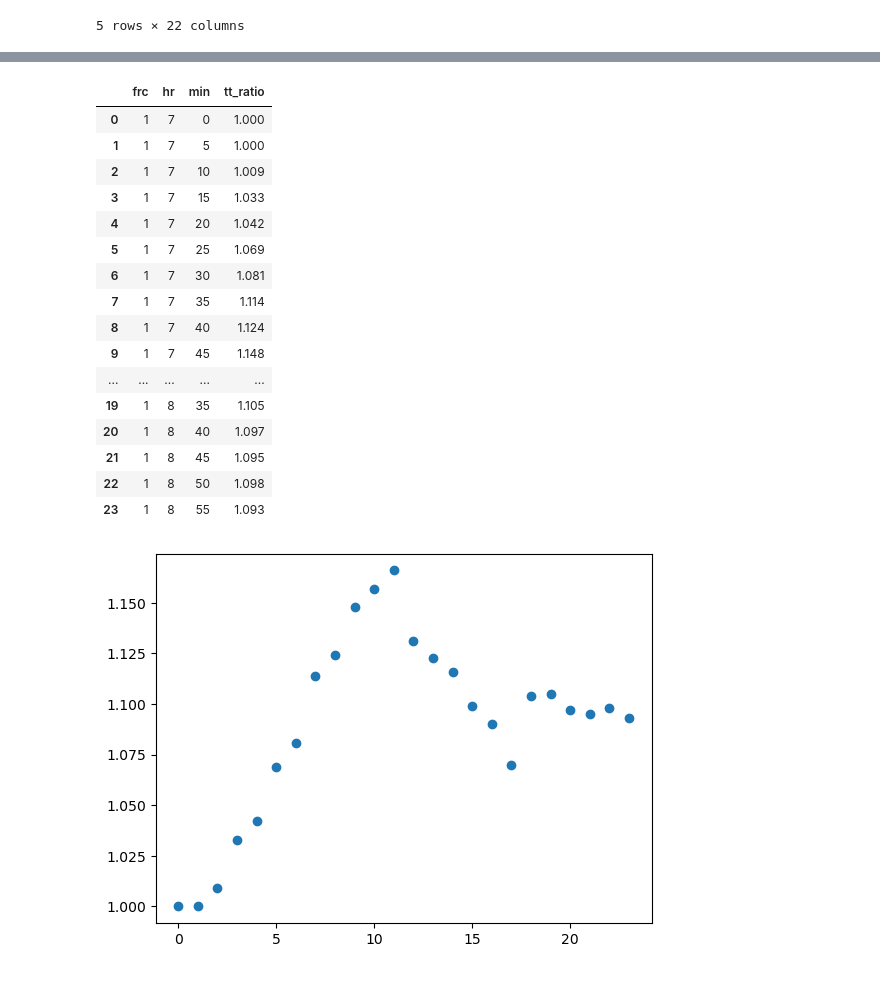
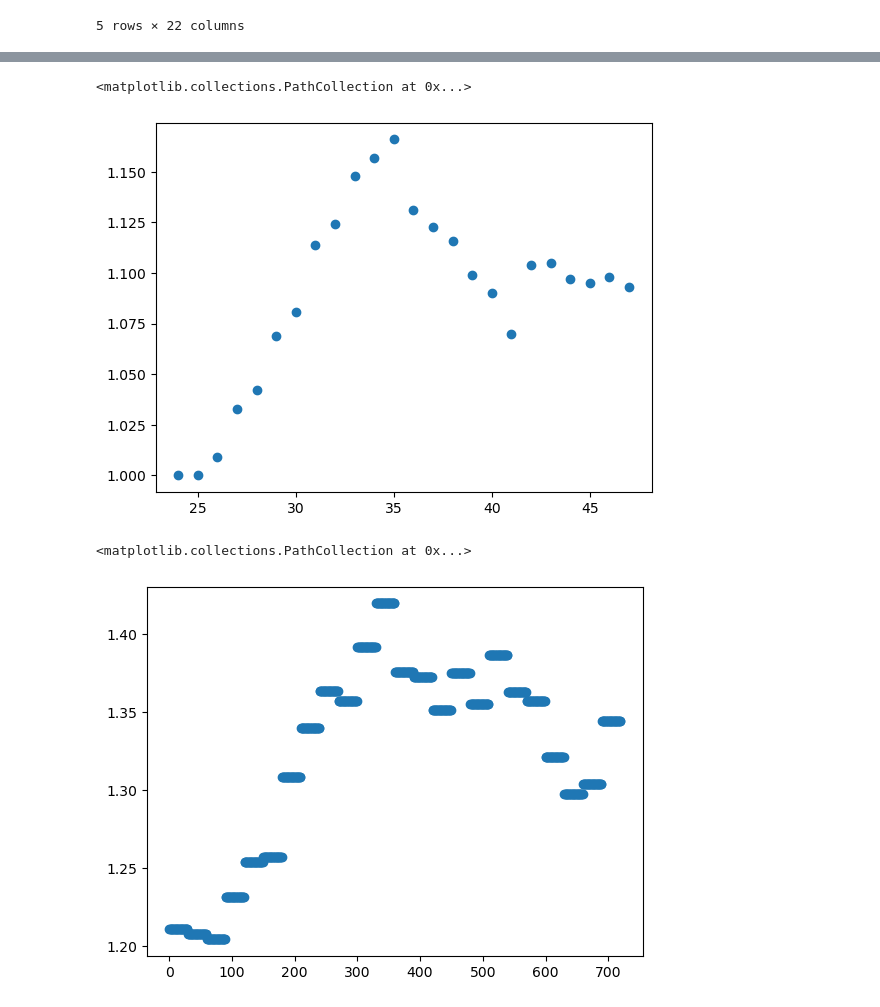
Before and after one commit to lgraff/Multimodal_Accessibility, a Jupyter notebook: inrix_data_testing.ipynb, the cells around one changed output, grey strips where cells are left out. Drawn from its saved outputs; the diff is of its cells as text; code cells hidden in the pictures.

Commit message:
ran sens. analysis by dept. time; updated graph of cost vs b_tt

```diff
--- a/inrix_data_testing.ipynb
+++ b/inrix_data_testing.ipynb
@@ -10,3 +13,8 @@ filepath = os.path.join(cwd, 'Data', 'Input_Data', 'Allegheny_sample_xd_part1',
 df = pd.read_csv(filepath)
 filepath = os.path.join(cwd, 'Data', 'Input_Data', 'Allegheny_sample_xd_part1', 'XD_Identification.csv')
 df_xd = pd.read_csv(filepath)
+# %%
+time_start = conf.config_data['Time_Intervals']['time_start']*3600 # seconds start after midnight
+time_end = conf.config_data['Time_Intervals']['time_end']*3600 # seconds end after midnight
+num_intervals = int((time_end-time_start) / conf.config_data['Time_Intervals']['interval_spacing']) # + 1)
+interval_spacing = conf.config_data['Time_Intervals']['interval_spacing']  # seconds
@@ -73,46 +101,25 @@ def intraday_variation(df, frc, hour_start, hour_end):
 df_merge['measurement_tstamp'] = pd.to_datetime(df_merge['measurement_tstamp'])
 df_merge = add_time_cols(df_merge, 'measurement_tstamp')
 tt_ratios = []
-for frc in range(1,6):
-    df_intraday_frc = intraday_variation(df_merge, 2, 7, 9)
-    for hr in [7,8]:
-        for min in range(0,60,5):
+for frc in df_merge.frc.unique():
+    df_intraday_frc = intraday_variation(df_merge, frc, int(time_start/3600), int(time_end/3600))  # hour | minute | mean_travel_time (for selected frc)
+    for hr in df_intraday_frc.hour.unique().astype('int'):
+        for min in range(0,60,5):  # inrix data is every 5 min
             # get the base case travel time associated with the 7am
-            condition = (df_intraday_frc['hour'] == 7) & (df_intraday_frc['minute'] == 0)
+            condition = (df_intraday_frc['hour'] == int(time_start/3600)) & (df_intraday_frc['minute'] == 0)
             base_time = df_intraday_frc[condition]['travel_time_seconds'].values[0]
+            # get the travel time at the new timestamp
             condition = (df_intraday_frc['hour'] == hr) & (df_intraday_frc['minute'] == min)
-            # get the travel time at that timestamp
             tt_timestamp = df_intraday_frc[condition]['travel_time_seconds'].values[0]
             # check the ratio between tt_timestamp and the base_time. if less than 1, adjust it to 1 since it makes sense to assume 7am is free flow
             tt_ratio = round(max(tt_timestamp/base_time, 1), 3)
             tt_ratios.append((frc, hr, min, tt_ratio))
 # create a lookup table
-df_tt_ratios = pd.DataFrame(tt_ratios, columns =['frc', 'hr', 'min', 'tt_ratio'])
+df_tt_ratios = pd.DataFrame(tt_ratios, columns =['frc', 'hr', 'min', 'tt_ratio']).sort_values(by=['frc','hr','min'])
 # %%
-df_tt_ratios.head()
-# save as csv
-path = os.path.join(cwd, 'Data', 'Output_Data', 'intraday_travel_time_ratio.csv')
-df_tt_ratios.to_csv(path, index=False)
-
-df_test = df_tt_ratios[df_tt_ratios['frc']==1]
+df_test = df_tt_ratios[df_tt_ratios['frc']==2]
 plt.scatter(x=df_test.index, y=df_test['tt_ratio'])
-df_test.head(30)
+#df_test.head(30)
 # %% [output]
-|  | frc | hr | min | tt_ratio |
-| 0 | 1 | 7 | 0 | 1.000 |
-| 1 | 1 | 7 | 5 | 1.000 |
-| 2 | 1 | 7 | 10 | 1.009 |
-| 3 | 1 | 7 | 15 | 1.033 |
-| 4 | 1 | 7 | 20 | 1.042 |
-| 5 | 1 | 7 | 25 | 1.069 |
-| 6 | 1 | 7 | 30 | 1.081 |
-| 7 | 1 | 7 | 35 | 1.114 |
-| 8 | 1 | 7 | 40 | 1.124 |
-| 9 | 1 | 7 | 45 | 1.148 |
-| ... | ... | ... | ... | ... |
-| 19 | 1 | 8 | 35 | 1.105 |
-| 20 | 1 | 8 | 40 | 1.097 |
-| 21 | 1 | 8 | 45 | 1.095 |
-| 22 | 1 | 8 | 50 | 1.098 |
-| 23 | 1 | 8 | 55 | 1.093 |
+<matplotlib.collections.PathCollection at 0x...>
-[figure, old version]
+[figure, new version]
@@ -152,3 +167,9 @@ df_rel_ratio.to_csv(path, index=False)
+# %%
+df_plot = df_rel_ratio_ext[df_rel_ratio_ext['frc']==2]
+plt.scatter(x=df_plot.index, y=df_plot['rel_ratio'])
+# %% [output]
+<matplotlib.collections.PathCollection at 0x...>
+[figure, added]
 # %%
 # now find reliability i.e. 95th percentile travel time. use all 10 days
 #day2day_variation(df_merge)
```
Also changed, not shown: parts of 6 cells of this notebook, 14 other files.
